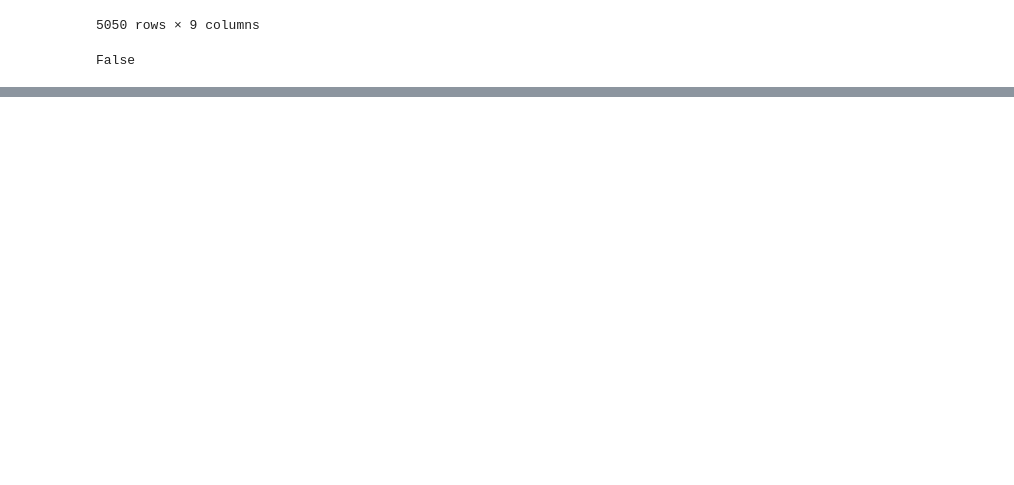
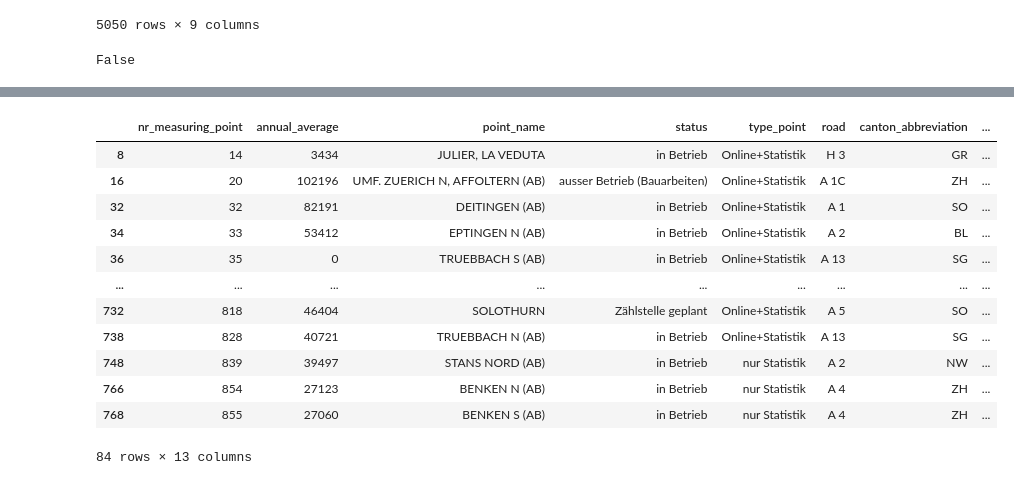
Before and after one commit to FBigler/DWL-Project, a Jupyter notebook: jupyter_notebooks/Objective_5_LR.ipynb, the cells around one changed output, grey strips where cells are left out. Drawn from its saved outputs; the diff is of its cells as text; code cells hidden in the pictures; blank space fills up the shorter version.

```diff
--- a/jupyter_notebooks/Objective_5_LR.ipynb
+++ b/jupyter_notebooks/Objective_5_LR.ipynb
@@ -210,0 +335,16 @@ df_points
+# %%
+df_radius[df_radius['Charging_stations_5-10km'] != 0]
+# %% [output]
+|  | nr_measuring_point | annual_average | point_name | status | type_point | road | canton_abbreviation | ... |
+| 8 | 14 | 3434 | JULIER, LA VEDUTA | in Betrieb | Online+Statistik | H 3 | GR | ... |
+| 16 | 20 | 102196 | UMF. ZUERICH N, AFFOLTERN (AB) | ausser Betrieb (Bauarbeiten) | Online+Statistik | A 1C | ZH | ... |
+| 32 | 32 | 82191 | DEITINGEN (AB) | in Betrieb | Online+Statistik | A 1 | SO | ... |
+| 34 | 33 | 53412 | EPTINGEN N (AB) | in Betrieb | Online+Statistik | A 2 | BL | ... |
+| 36 | 35 | 0 | TRUEBBACH S (AB) | in Betrieb | Online+Statistik | A 13 | SG | ... |
+| ... | ... | ... | ... | ... | ... | ... | ... | ... |
+| 732 | 818 | 46404 | SOLOTHURN | Zählstelle geplant | Online+Statistik | A 5 | SO | ... |
+| 738 | 828 | 40721 | TRUEBBACH N (AB) | in Betrieb | Online+Statistik | A 13 | SG | ... |
+| 748 | 839 | 39497 | STANS NORD (AB) | in Betrieb | nur Statistik | A 2 | NW | ... |
+| 766 | 854 | 27123 | BENKEN N (AB) | in Betrieb | nur Statistik | A 4 | ZH | ... |
+| 768 | 855 | 27060 | BENKEN S (AB) | in Betrieb | nur Statistik | A 4 | ZH | ... |
+84 rows × 13 columns
```
Also changed, not shown: parts of 16 cells of this notebook.
